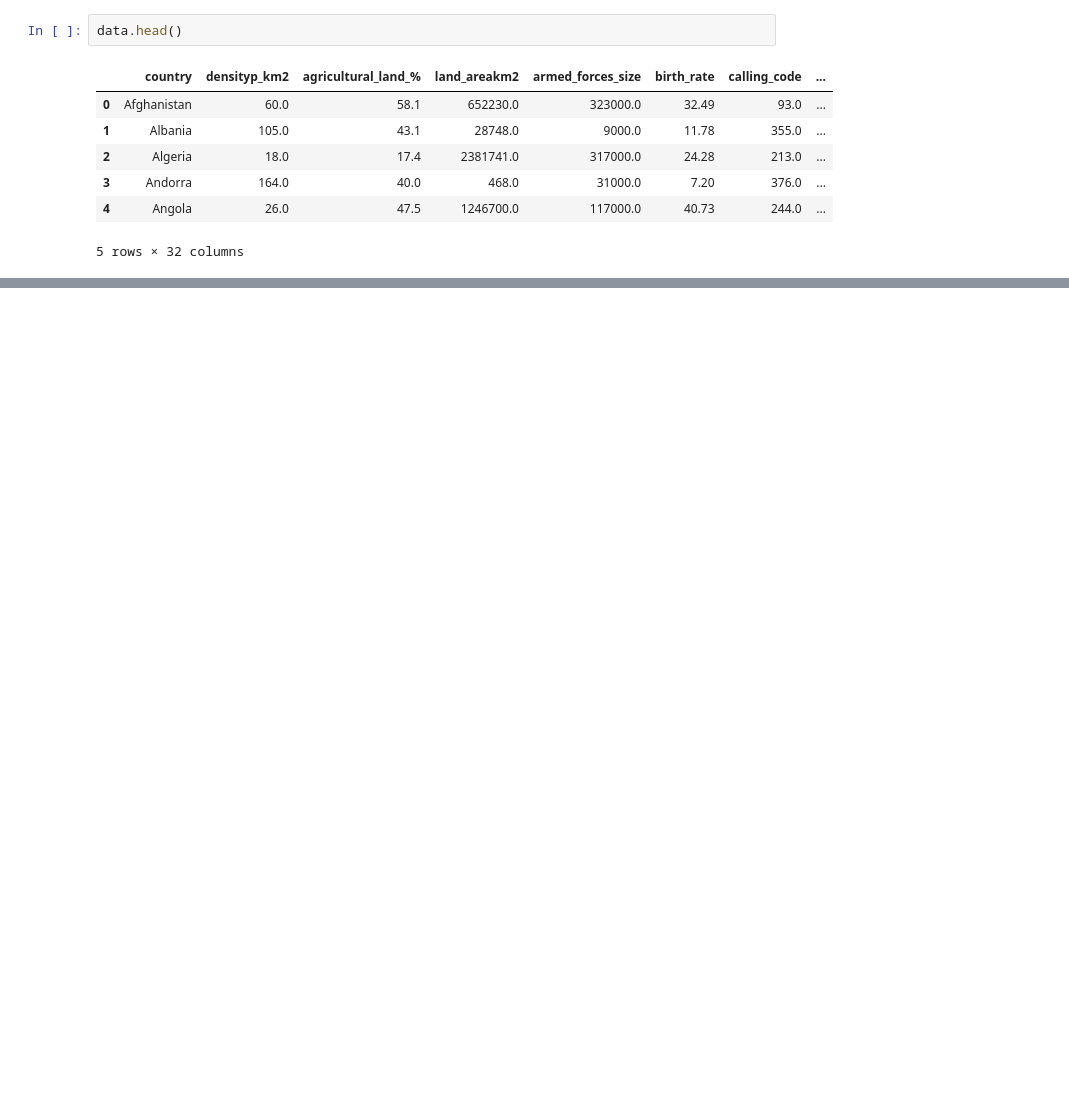
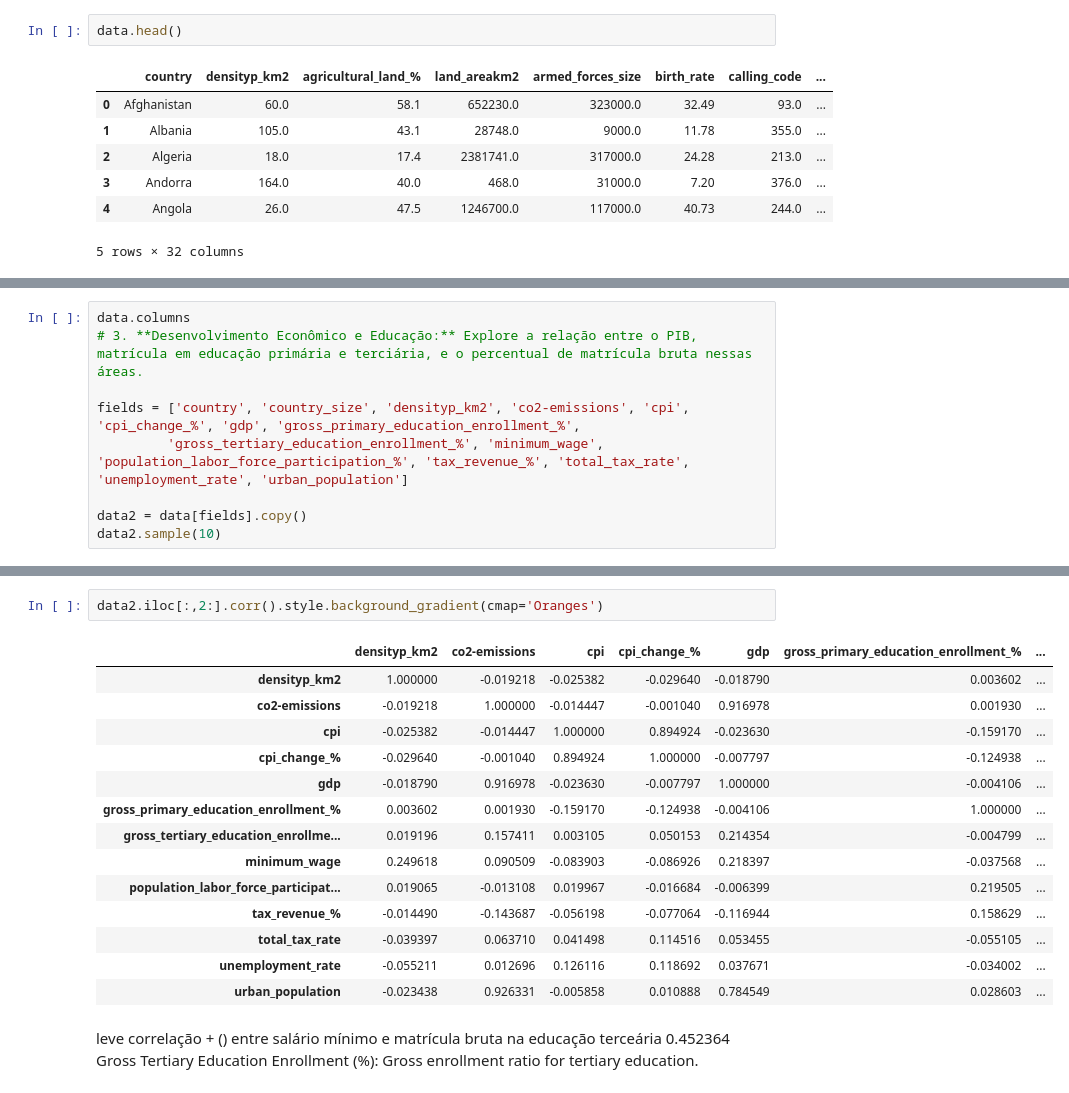
Before and after one commit to pveinberg/Curso_DataScience_Minsait, a Jupyter notebook: Notebooks/Aula03/novas-questoes.ipynb, the cells around one changed output, grey strips where cells are left out. Cells and saved outputs as stored; diff of their text form; blank space fills up the shorter version.

```diff
--- a/Notebooks/Aula03/novas-questoes.ipynb
+++ b/Notebooks/Aula03/novas-questoes.ipynb
@@ -131,0 +106,9 @@ plt.show()
+# %%
+data.columns
+# 3. **Desenvolvimento Econômico e Educação:** Explore a relação entre o PIB, matrícula em educação primária e terciária, e o percentual de matrícula bruta nessas áreas.
+
+fields = ['country', 'country_size', 'densityp_km2', 'co2-emissions', 'cpi', 'cpi_change_%', 'gdp', 'gross_primary_education_enrollment_%',
+         'gross_tertiary_education_enrollment_%', 'minimum_wage', 'population_labor_force_participation_%', 'tax_revenue_%', 'total_tax_rate', 'unemployment_rate', 'urban_population']
+
+data2 = data[fields].copy()
+data2.sample(10)
@@ -131,0 +127,20 @@ plt.show()
+# %%
+data2.iloc[:,2:].corr().style.background_gradient(cmap='Oranges')
+# %% [output]
+|  | densityp_km2 | co2-emissions | cpi | cpi_change_% | gdp | gross_primary_education_enrollment_% | ... |
+| densityp_km2 | 1.000000 | -0.019218 | -0.025382 | -0.029640 | -0.018790 | 0.003602 | ... |
+| co2-emissions | -0.019218 | 1.000000 | -0.014447 | -0.001040 | 0.916978 | 0.001930 | ... |
+| cpi | -0.025382 | -0.014447 | 1.000000 | 0.894924 | -0.023630 | -0.159170 | ... |
+| cpi_change_% | -0.029640 | -0.001040 | 0.894924 | 1.000000 | -0.007797 | -0.124938 | ... |
+| gdp | -0.018790 | 0.916978 | -0.023630 | -0.007797 | 1.000000 | -0.004106 | ... |
+| gross_primary_education_enrollment_% | 0.003602 | 0.001930 | -0.159170 | -0.124938 | -0.004106 | 1.000000 | ... |
+| gross_tertiary_education_enrollme... | 0.019196 | 0.157411 | 0.003105 | 0.050153 | 0.214354 | -0.004799 | ... |
+| minimum_wage | 0.249618 | 0.090509 | -0.083903 | -0.086926 | 0.218397 | -0.037568 | ... |
+| population_labor_force_participat... | 0.019065 | -0.013108 | 0.019967 | -0.016684 | -0.006399 | 0.219505 | ... |
+| tax_revenue_% | -0.014490 | -0.143687 | -0.056198 | -0.077064 | -0.116944 | 0.158629 | ... |
+| total_tax_rate | -0.039397 | 0.063710 | 0.041498 | 0.114516 | 0.053455 | -0.055105 | ... |
+| unemployment_rate | -0.055211 | 0.012696 | 0.126116 | 0.118692 | 0.037671 | -0.034002 | ... |
+| urban_population | -0.023438 | 0.926331 | -0.005858 | 0.010888 | 0.784549 | 0.028603 | ... |
+# %% [markdown]
+leve correlação + () entre salário mínimo e matrícula bruta na educação terceária 0.452364
+Gross Tertiary Education Enrollment (%): Gross enrollment ratio for tertiary education.
```
Also changed, not shown: parts of 11 cells of this notebook.
